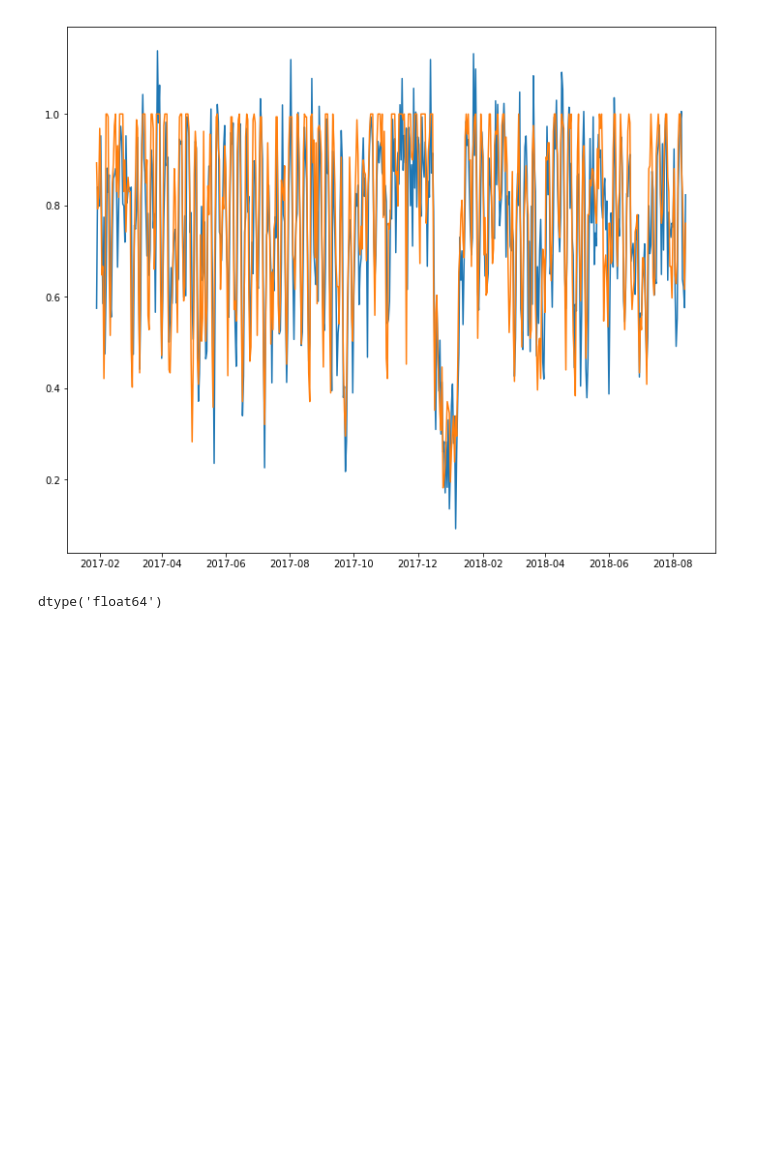
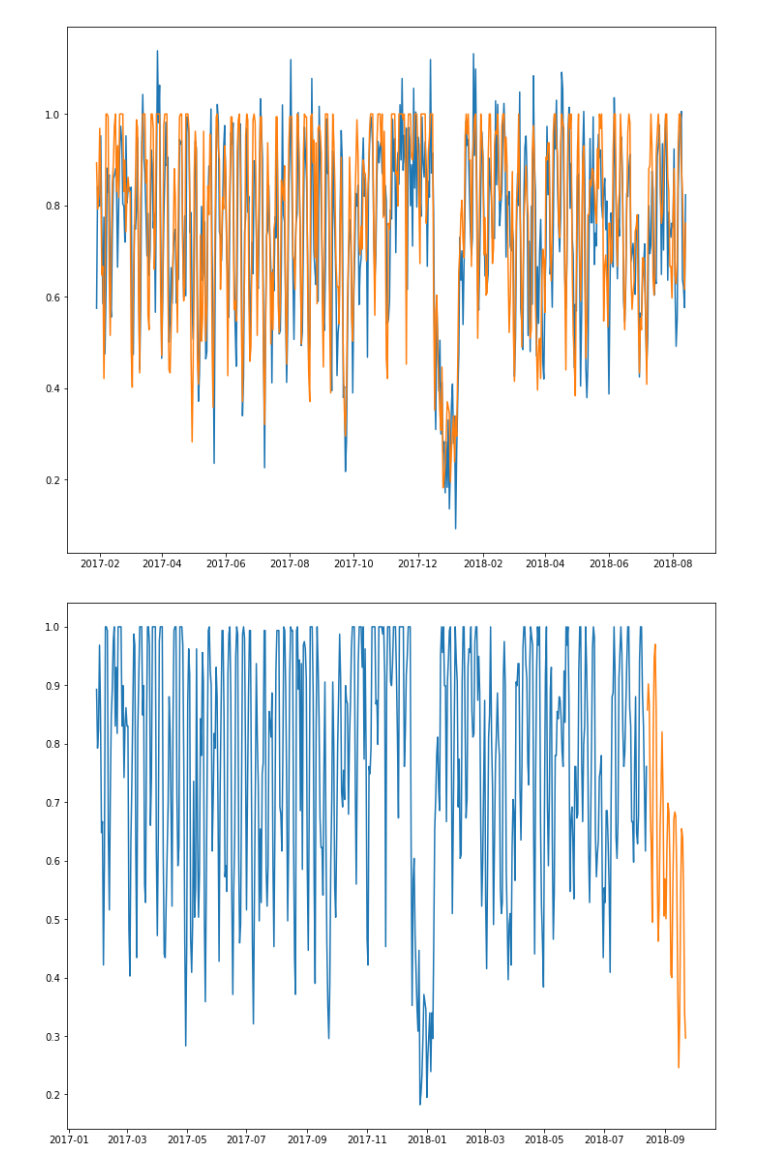
Before and after one commit to oscardaniel88/mcdatos_estancia, a Jupyter notebook: jupyter/Ridge Regression.ipynb, the cells around one changed output. Saved outputs shown, nothing was run; the diff lists cells and outputs as text; code cells hidden in the pictures; blank space fills up the shorter version.

```diff
--- a/jupyter/Ridge Regression.ipynb
+++ b/jupyter/Ridge Regression.ipynb
@@ -169,7 +171,11 @@ fecha_fin = fecha_pron-timedelta(days=1)
 pronostico_raw = pronostico_raw[(pronostico_raw.fecha >=fecha_inicio)&(pronostico_raw.fecha <=fecha_fin)]
 pronostico_raw['Hab_Ocup']=round(pronostico_raw['occ']*159)
 pronostico_raw.to_csv('data/pronostico.csv', sep=',')
-# %%
-y_pred_test.dtype
-# %% [output]
-dtype('float64')
+# %%
+
+plt.plot(test['fecha'],test['y'])
+plt.plot(pronostico_raw['fecha'],pronostico_raw['occ'])
+plt.savefig('figures/RidgePronostico', dpi = 100)
+plt.show()
+# %% [output]
+[figure, added]
```
Also changed, not shown: parts of 2 cells of this notebook, 39 other files.
